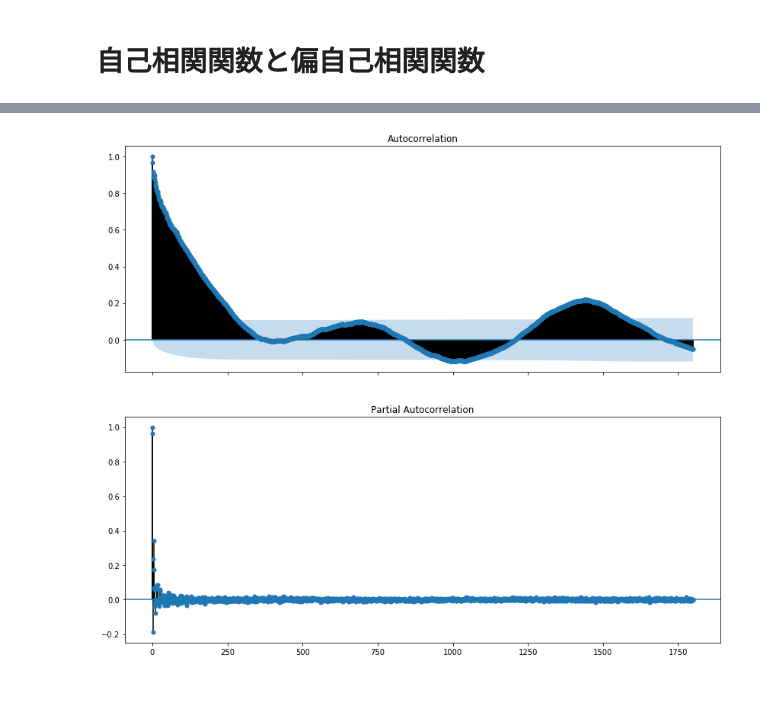
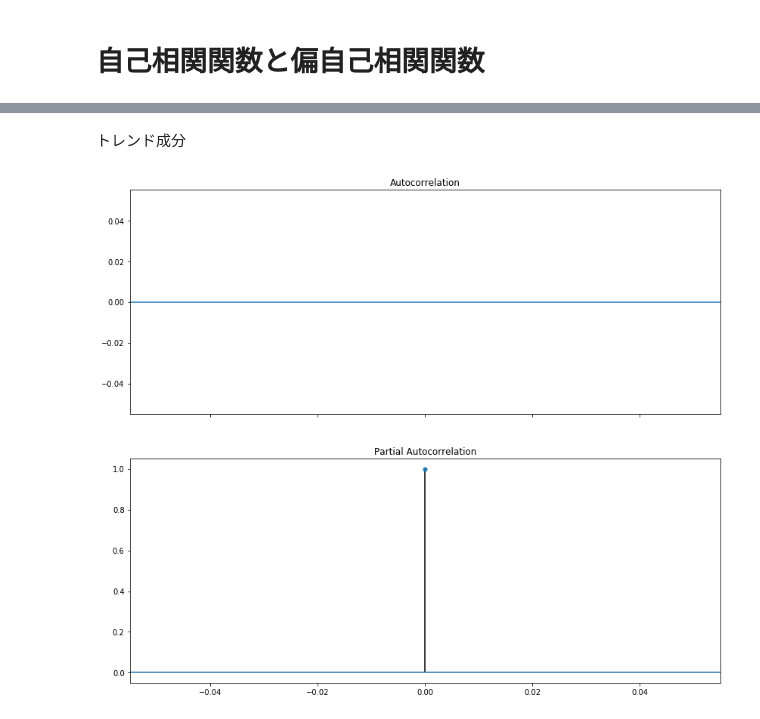
Before and after one commit to akiFQC/ElectricityConsumptionForecasting, a Jupyter notebook: src/analysis1.ipynb, the cells around one changed output, grey strips where cells are left out. Drawn from its saved outputs; the diff is of its cells as text; code cells hidden in the pictures; blank space fills up the shorter version.

Commit message:
diff

```diff
--- a/src/analysis1.ipynb
+++ b/src/analysis1.ipynb
@@ -93,7 +100,7 @@ plt.show()
 # 季節・トレンド・残渣分解
 # %%
 plt.figure(figsize=(16, 4))
-res = sm.tsa.seasonal_decompose(ts_gap_bct, freq=60*24)
+res = sm.tsa.seasonal_decompose(ts_gap.diff().dropna(), freq=60*24)
 res.plot()
 plt.show()
 # %% [output]
@@ -116,7 +130,9 @@ plt.show()
+# %% [markdown]
+トレンド成分
 # %%
 fig, (ax1, ax2) = plt.subplots(nrows=2, sharex=True, figsize=(14,12))
-sm.graphics.tsa.plot_acf(ts_gap_bct, lags=60*30, ax=ax1)
-sm.graphics.tsa.plot_pacf(ts_gap_bct, lags=60*30, ax=ax2)
+sm.graphics.tsa.plot_acf(res.trend, lags=60*30, ax=ax1)
+sm.graphics.tsa.plot_pacf(res.trend, lags=60*30, ax=ax2)
 plt.show()
 # %% [output]
-[figure, old version]
+[figure, new version]
```
Also changed, not shown: parts of 6 cells of this notebook, 5 other files.
